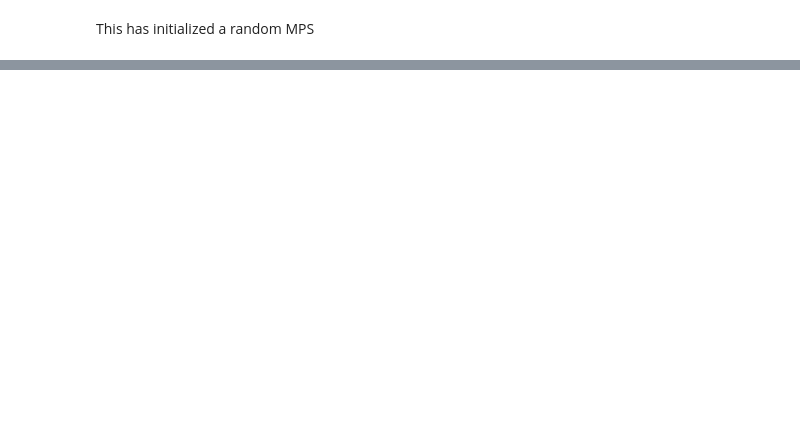
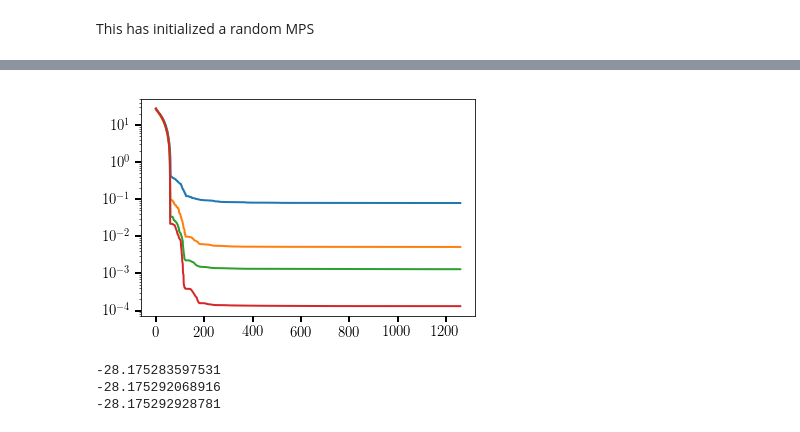
Before and after one commit to akshaykri/dhsc, a Jupyter notebook: DMRG testing.ipynb, the cells around one changed output, grey strips where cells are left out. Saved outputs shown, nothing was run; the diff lists cells and outputs as text; code cells hidden in the pictures; blank space fills up the shorter version.

```diff
--- a/DMRG testing.ipynb
+++ b/DMRG testing.ipynb
@@ -67,0 +138,15 @@ for c1 in np.arange(5):
+# %%
+p = -28.1754248597421
+plt.plot(np.array(GSEs[4][0])-p)
+plt.plot(np.array(GSEs[4][1])-p)
+plt.plot(np.array(GSEs[4][2])-p)
+plt.plot(np.array(GSEs[4][3])-p)
+plt.yscale('log')
+# %% [output]
+[figure, added]
+# %%
+print("{0:.12f}\n{1:.12f}\n{2:.12f}".format(GSEs[4][3][259],GSEs[4][3][659],GSEs[4][3][1259]))
+# %% [output]
+-28.175283597531
+-28.175292068916
+-28.175292928781
```
Also changed, not shown: parts of 18 cells of this notebook, 1 other file.
